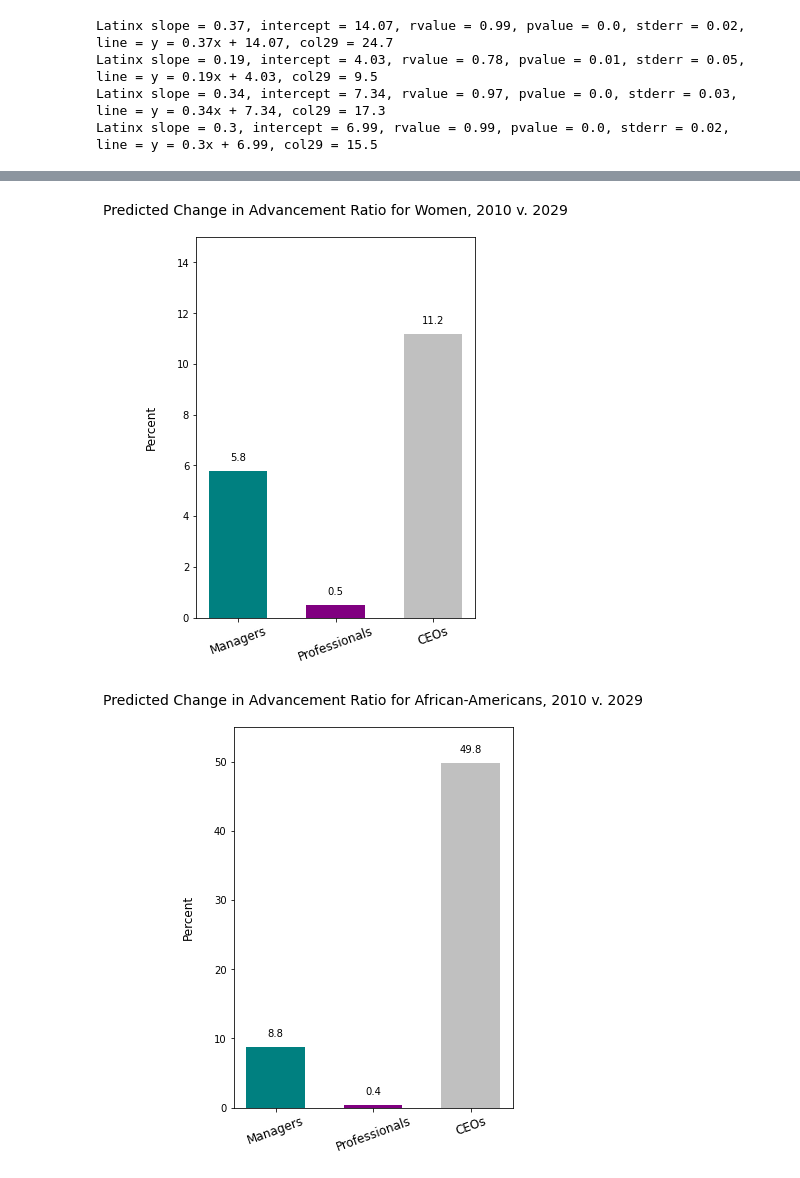
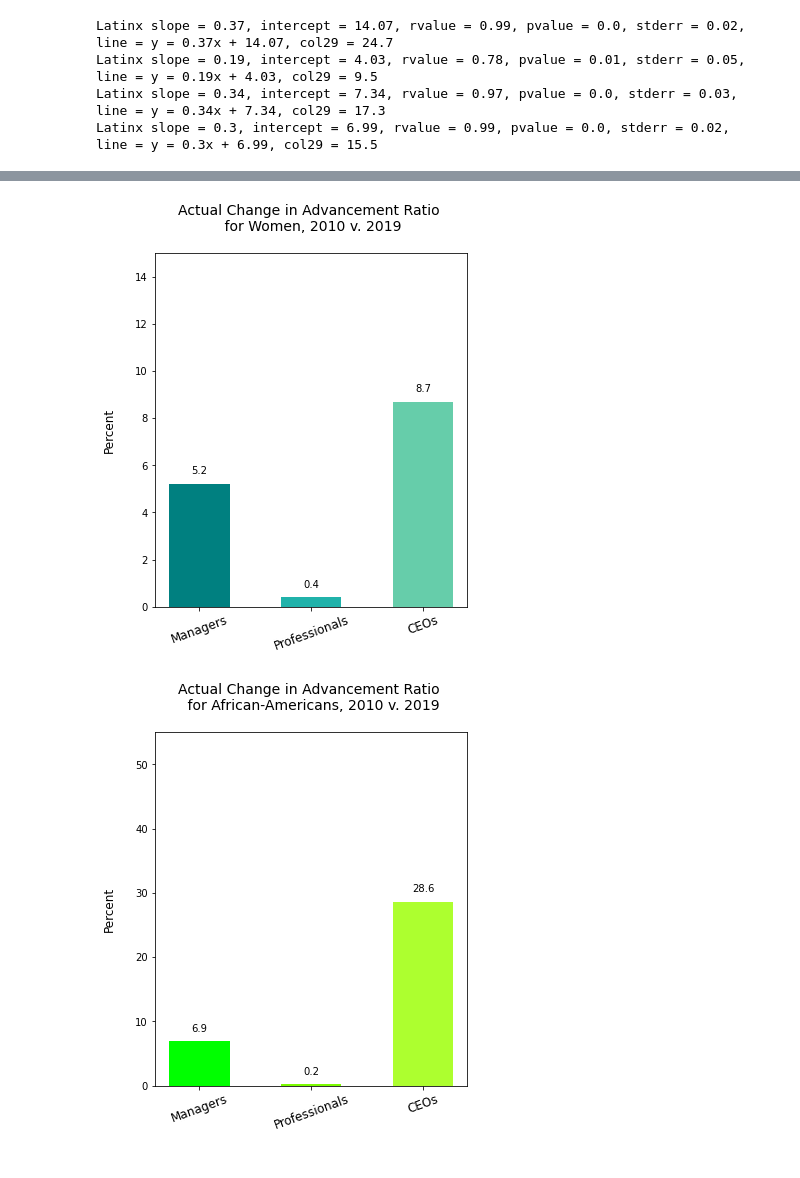
Before and after one commit to mfineman/Race-Gender-Analysis, a Jupyter notebook: BLS_Project_MRF.ipynb, the cells around one changed output, grey strips where cells are left out. Drawn from its saved outputs; the diff is of its cells as text; code cells hidden in the pictures.

```diff
--- a/BLS_Project_MRF.ipynb
+++ b/BLS_Project_MRF.ipynb
@@ -968,0 +1007,4 @@ ratios_by_group(3,'Latinx',100)
+# %%
+ratio2019_df=ratio2019_df.drop(ratio2019_df.index[5])
+# %%
+ratio2029_df = ratio2029_df.drop(ratio2029_df.index[5])
@@ -969,5 +1045,5 @@ ratios_by_group(3,'Latinx',100)
 # %%
-# figure predictedD (predicted delta in ratio 2010 v 2029)
+# figure predictedD for 10 year (predicted delta in ratio 2019 v 2029)
 
 D29_mgrs = []
 D29_profs = []
@@ -983,15 +1059,15 @@ for i in range(len(ratio2029_df)):
     D29_ceos.append((deltaC*100).round(1))
     index +=1
 
-groups=["Women","African-Americans","Asians","Latinx", "Men","White"]
+groups=["Women","African-Americans","Asians","Latinx", "Men"]
 columns = ["Demographics","Managers","Professionals","CEOs"]
-predictedD = pd.DataFrame(columns = columns)
+predictedD29 = pd.DataFrame(columns = columns)
 
-predictedD["Managers"]=D29_mgrs
-predictedD["Professionals"]=D29_profs
-predictedD["CEOs"]=D29_ceos
-predictedD["Demographics"]=groups
-predictedD.head(6)
+predictedD29["Managers"]=D29_mgrs
+predictedD29["Professionals"]=D29_profs
+predictedD29["CEOs"]=D29_ceos
+predictedD29["Demographics"]=groups
+predictedD29.head()
 # %% [output]
 |  | Demographics | Managers | Professionals | CEOs |
 | 0 | Women | 5.8 | 0.5 | 11.2 |
@@ -1082,15 +1206,17 @@ predictedD.head()
 # %%
-# predicted delta by demographic group
+# chart predicted delta by demographic group, 2010-2019
 levels = ["Managers","Professionals","CEOs"]
-def predicted_D_bygroup(row,group,ylim1,ylim2):
+c = [["teal","lightseagreen","mediumaquamarine"],["lime","lawngreen","greenyellow"],["purple","violet","plum"],["grey","silver","lightgrey"]]
+
+def predicted_D_bygroup(row,group,ylim1,ylim2,color_list):
 
     X = np.arange(3)
-    ys  = [predictedD.iloc[row,1],predictedD.iloc[row,2],predictedD.iloc[row,3]]
-    plt.figure(figsize=(5,7))
+    ys  = [predictedD19.iloc[row,1],predictedD19.iloc[row,2],predictedD19.iloc[row,3]]
+    plt.figure(figsize=(5.6,6.5))
     tick_locations = [value for value in X]
     plt.xticks(tick_locations, ["Managers","Professionals","CEOs"],fontsize=12)
 
-    plt.bar(X + 0.00, ys, color = [colors[1],colors[3],colors[4]], width = 0.60, align="center")
+    plt.bar(X + 0.00, ys, color = [c[color_list][0],c[color_list][1],c[color_list][2]], width = 0.54, align="center")
     for x,y in zip(X,ys):
         label = "{:.1f}".format(y)
         plt.annotate(label,
@@ -1099,17 +1225,17 @@ def predicted_D_bygroup(row,group,ylim1,ylim2):
                      xytext=(0,10),
                      ha='center')
 
-    plt.title(f"Predicted Change in Advancement Ratio for {group}, 2010 v. 2029\n",fontsize=14)
+    plt.title(f"Actual Change in Advancement Ratio \n for {group}, 2010 v. 2019\n",fontsize=14)
     plt.ylabel("Percent\n",fontsize=12)
     plt.xticks(rotation = 20)
     plt.ylim(ylim1,ylim2)
 
-    plt.savefig(f"templates/Images/{group}_ratio_change.png")
+    plt.savefig(f"templates/Images/{group}_ratio_change19.png")
 # %%
-predicted_D_bygroup(0,"Women",0,15)
-predicted_D_bygroup(1,"African-Americans",0,55)
-predicted_D_bygroup(2,"Asians", 0,65)
-predicted_D_bygroup(3,"Latinx",0,25)
+predicted_D_bygroup(0,"Women",0,15,0)
+predicted_D_bygroup(1,"African-Americans",0,55,1)
+predicted_D_bygroup(2,"Asians", 0,65,2)
+predicted_D_bygroup(3,"Latinx",0,25,3)
 # %% [output]
-[figure, old version]
+[figure, new version]
-[figure, old version]
+[figure, new version]
```
Also changed, not shown: parts of 39 cells of this notebook, 42 other files.
